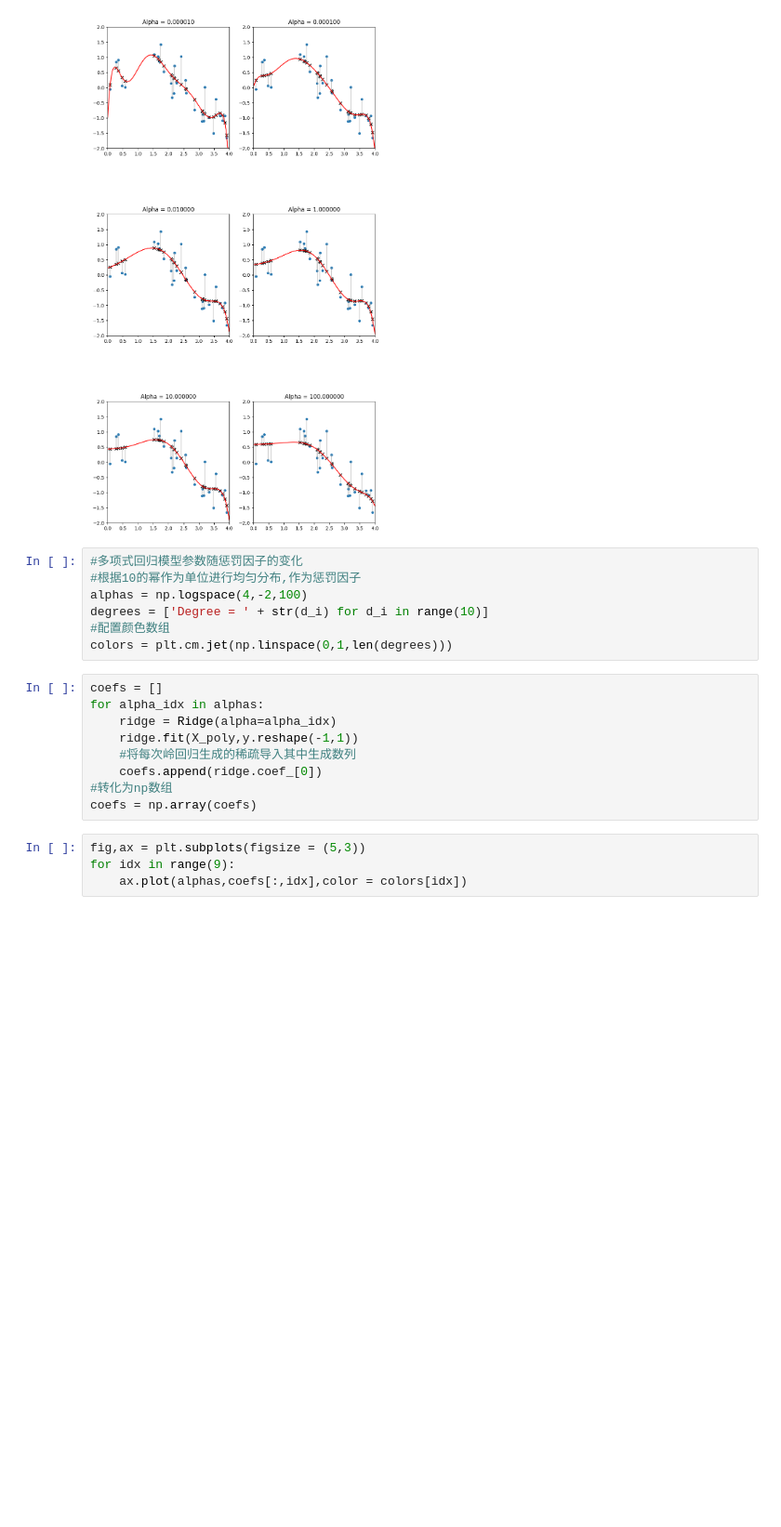
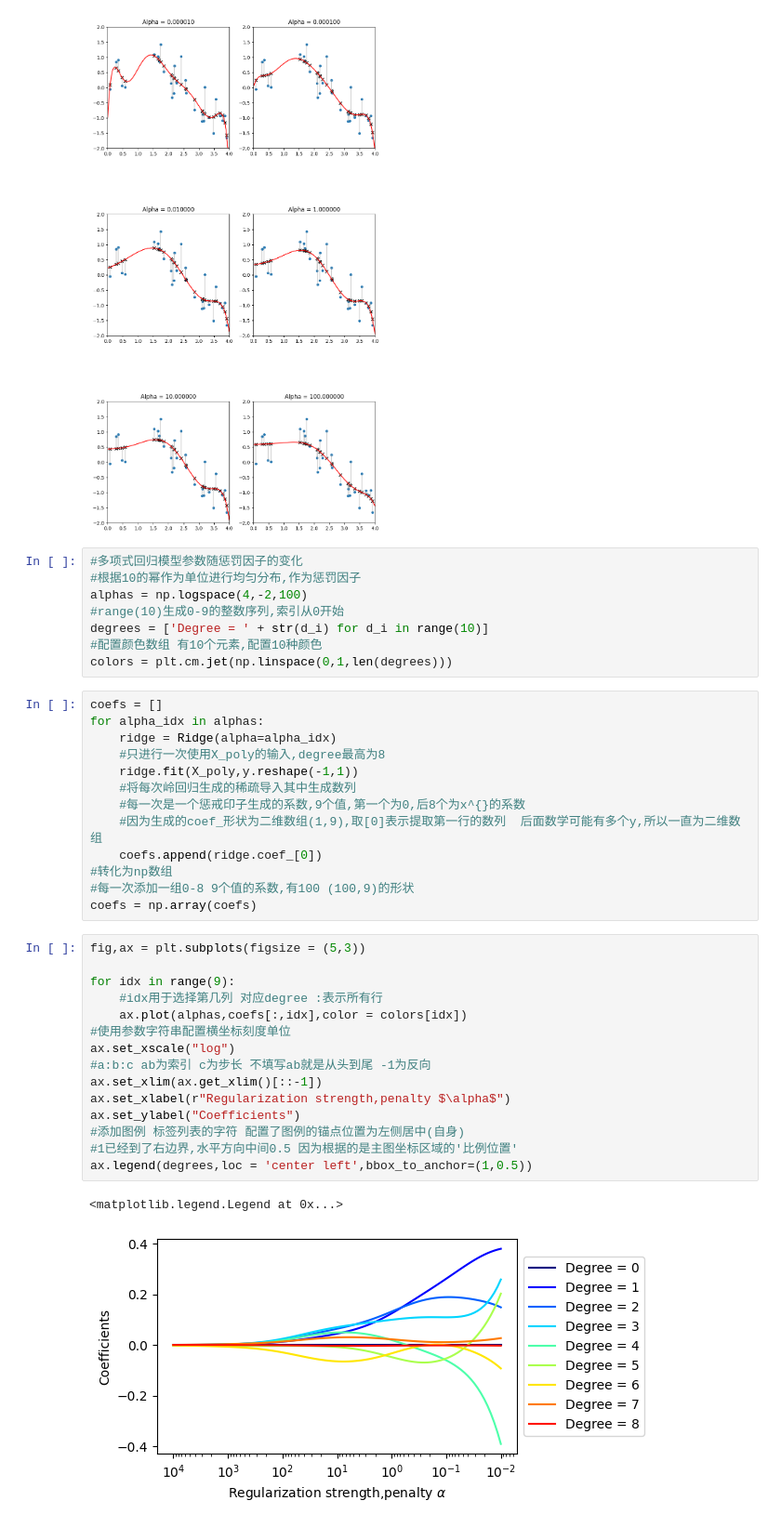
Before and after one commit to Arch-jyh/iris_books, a Jupyter notebook: book1/30/exercise.ipynb, the cells around one changed output. Shown: that part at 93% size. Saved outputs shown, nothing was run; the diff lists cells and outputs as text; blank space fills up the shorter version.

```diff
--- a/book1/30/exercise.ipynb
+++ b/book1/30/exercise.ipynb
@@ -242,19 +247,38 @@ $y = 0.585+ 0.013x^1+ 0.020x^2+ 0.024x^3+ 0.019x^4-0.004x^5-0.029x^6+ 0.013x^7-0
 #多项式回归模型参数随惩罚因子的变化
 #根据10的幂作为单位进行均匀分布,作为惩罚因子
 alphas = np.logspace(4,-2,100)
+#range(10)生成0-9的整数序列,索引从0开始
 degrees = ['Degree = ' + str(d_i) for d_i in range(10)]
-#配置颜色数组
+#配置颜色数组 有10个元素,配置10种颜色
 colors = plt.cm.jet(np.linspace(0,1,len(degrees)))
 # %%
 coefs = []
 for alpha_idx in alphas:
     ridge = Ridge(alpha=alpha_idx)
+    #只进行一次使用X_poly的输入,degree最高为8
     ridge.fit(X_poly,y.reshape(-1,1))
     #将每次岭回归生成的稀疏导入其中生成数列
+    #每一次是一个惩戒印子生成的系数,9个值,第一个为0,后8个为x^{}的系数
+    #因为生成的coef_形状为二维数组(1,9),取[0]表示提取第一行的数列  后面数学可能有多个y,所以一直为二维数组
     coefs.append(ridge.coef_[0])
 #转化为np数组
+#每一次添加一组0-8 9个值的系数,有100 (100,9)的形状
 coefs = np.array(coefs)
 # %%
 fig,ax = plt.subplots(figsize = (5,3))
+
 for idx in range(9):
+    #idx用于选择第几列 对应degree :表示所有行
     ax.plot(alphas,coefs[:,idx],color = colors[idx])
+#使用参数字符串配置横坐标刻度单位
+ax.set_xscale("log")
+#a:b:c ab为索引 c为步长 不填写ab就是从头到尾 -1为反向
+ax.set_xlim(ax.get_xlim()[::-1])
+ax.set_xlabel(r"Regularization strength,penalty $\alpha$")
+ax.set_ylabel("Coefficients")
+#添加图例 标签列表的字符 配置了图例的锚点位置为左侧居中(自身)
+#1已经到了右边界,水平方向中间0.5 因为根据的是主图坐标区域的'比例位置'
+ax.legend(degrees,loc = 'center left',bbox_to_anchor=(1,0.5))
+# %% [output]
+<matplotlib.legend.Legend at 0x...>
+[figure, added]
```
Also changed, not shown: parts of 20 cells of this notebook, 3 other files.
